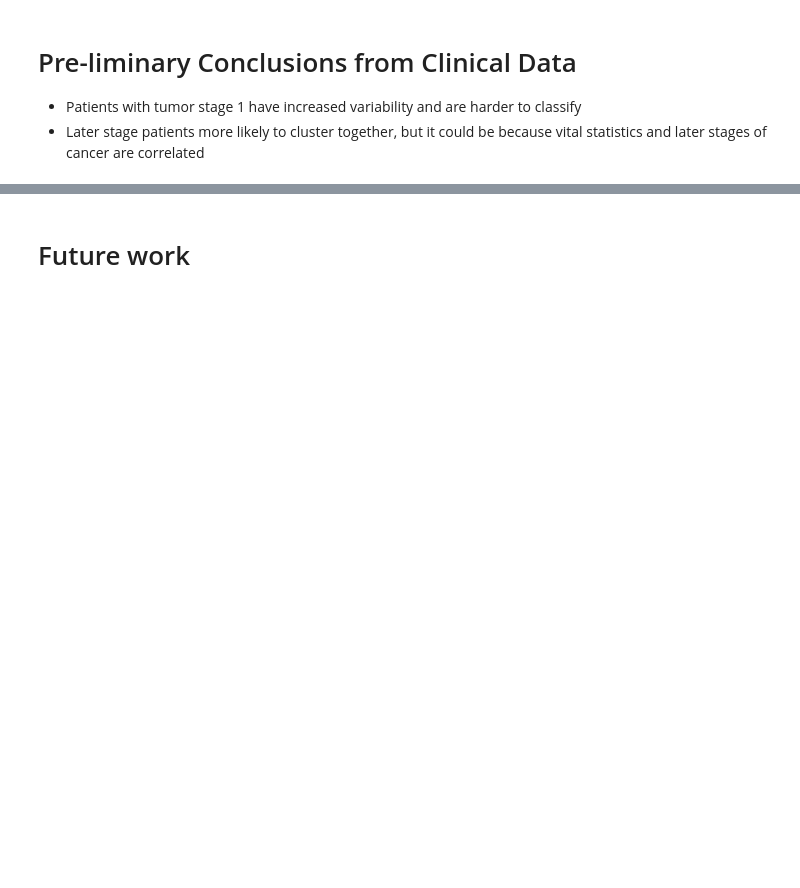
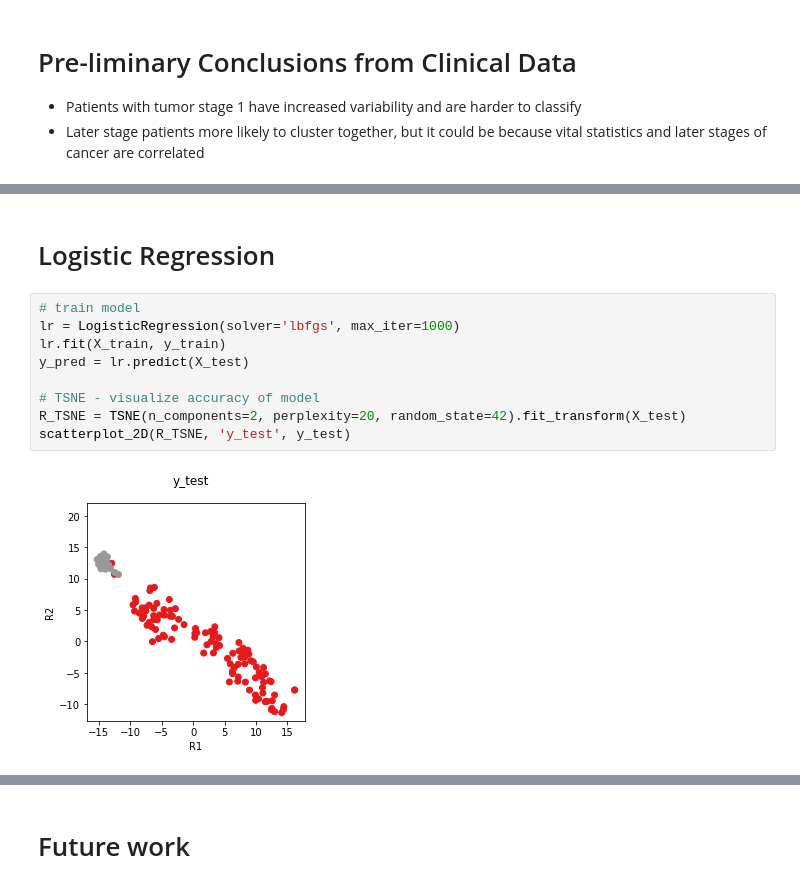
Before and after one commit to JoeJessee/rCCC_clinical_clustering, a Jupyter notebook: Final Project 3.ipynb, the cells around one changed output, grey strips where cells are left out. Saved outputs shown, nothing was run; the diff lists cells and outputs as text; blank space fills up the shorter version.

```diff
--- a/Final Project 3.ipynb
+++ b/Final Project 3.ipynb
@@ -502,0 +631,13 @@ sb.heatmap(df_cm, annot=True)
+# %% [markdown]
+# Logistic Regression
+# %%
+# train model
+lr = LogisticRegression(solver='lbfgs', max_iter=1000)
+lr.fit(X_train, y_train)
+y_pred = lr.predict(X_test)
+
+# TSNE - visualize accuracy of model
+R_TSNE = TSNE(n_components=2, perplexity=20, random_state=42).fit_transform(X_test)
+scatterplot_2D(R_TSNE, 'y_test', y_test)
+# %% [output]
+[figure, added]
```
Also changed, not shown: parts of 61 cells of this notebook, 2 other files.
